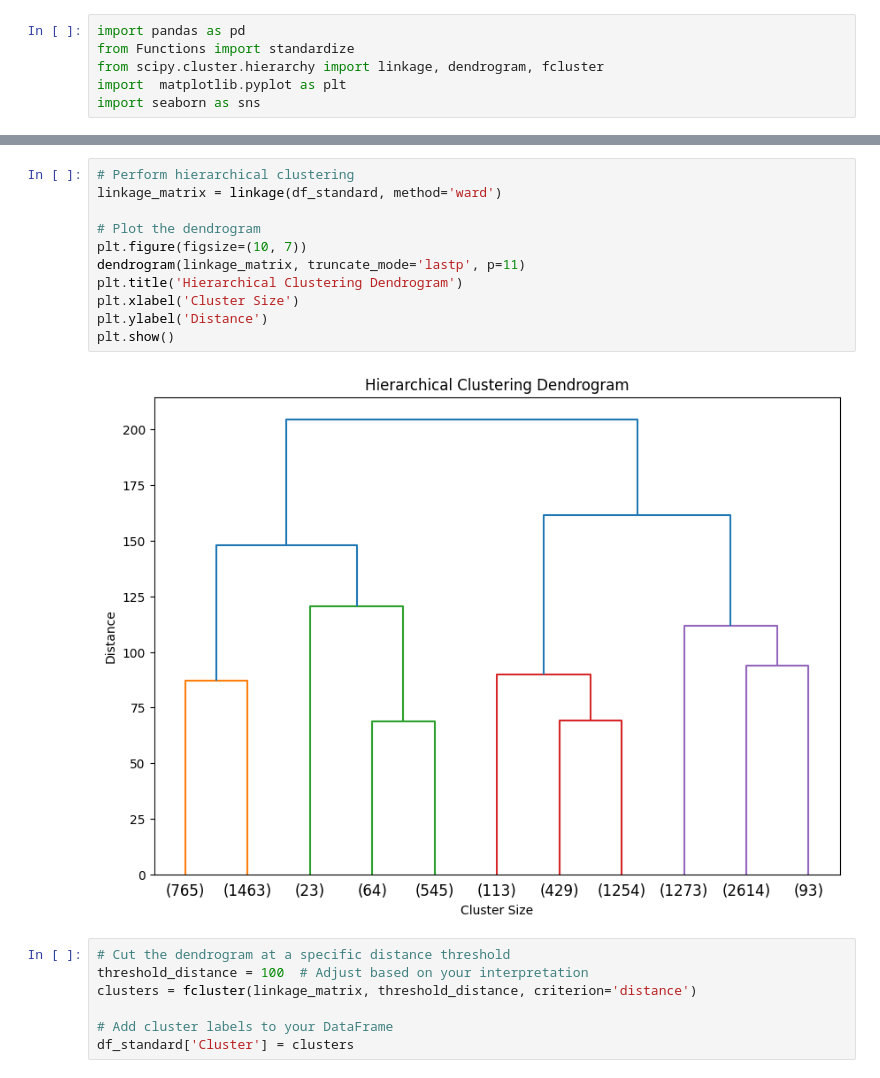
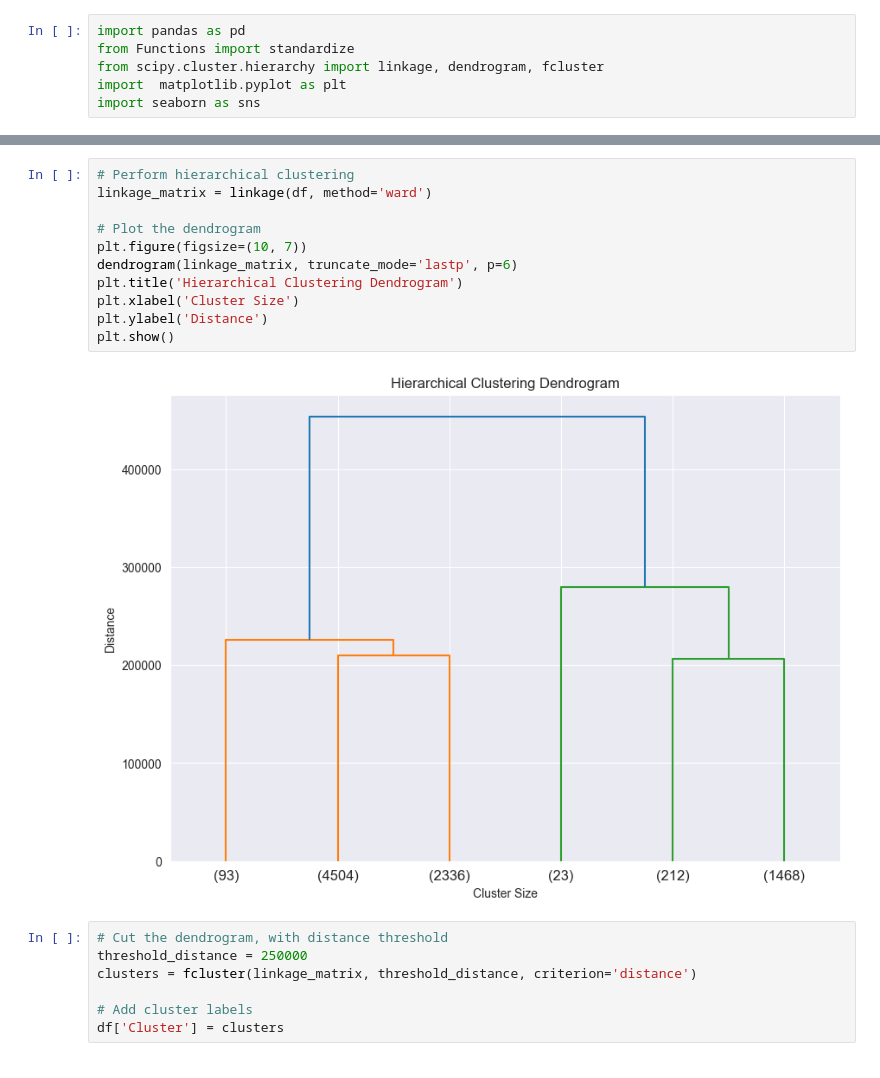
Before and after one commit to MikaParssinen/Applied-Machine-Learning, a Jupyter notebook: INL2/Visual.ipynb, the cells around one changed output, grey strips where cells are left out. Cells and saved outputs as stored; diff of their text form.

```diff
--- a/INL2/Visual.ipynb
+++ b/INL2/Visual.ipynb
@@ -27,22 +20,22 @@ df_standard.head()
 # %%
 # Perform hierarchical clustering
-linkage_matrix = linkage(df_standard, method='ward')
+linkage_matrix = linkage(df, method='ward')
 
 # Plot the dendrogram
 plt.figure(figsize=(10, 7))
-dendrogram(linkage_matrix, truncate_mode='lastp', p=11)
+dendrogram(linkage_matrix, truncate_mode='lastp', p=6)
 plt.title('Hierarchical Clustering Dendrogram')
 plt.xlabel('Cluster Size')
 plt.ylabel('Distance')
 plt.show()
 # %% [output]
-[figure, old version]
+[figure, new version]
 # %%
-# Cut the dendrogram at a specific distance threshold
-threshold_distance = 100  # Adjust based on your interpretation
+# Cut the dendrogram, with distance threshold
+threshold_distance = 250000
 clusters = fcluster(linkage_matrix, threshold_distance, criterion='distance')
 
-# Add cluster labels to your DataFrame
-df_standard['Cluster'] = clusters
+# Add cluster labels
+df['Cluster'] = clusters
 # %%
 # Check the resulting clusters
```
Also changed, not shown: parts of 4 cells of this notebook.
